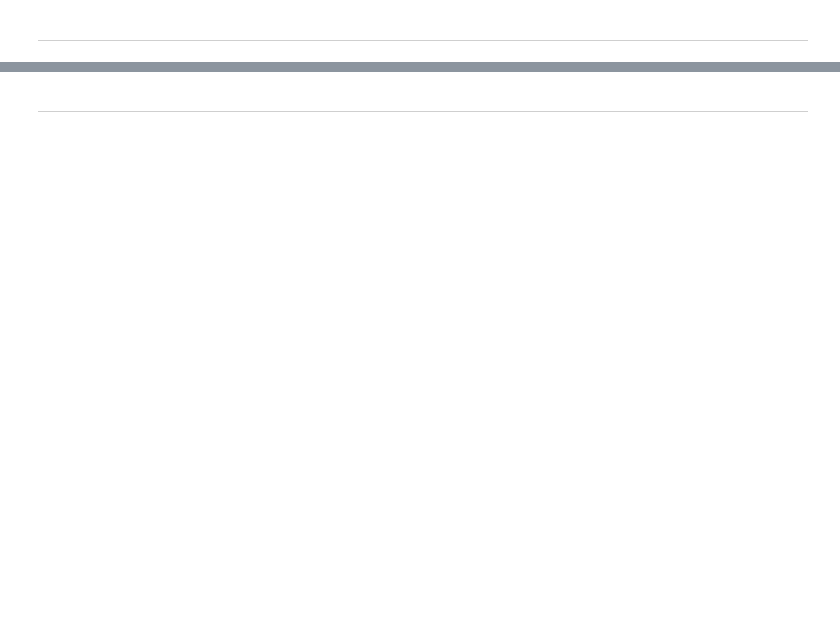
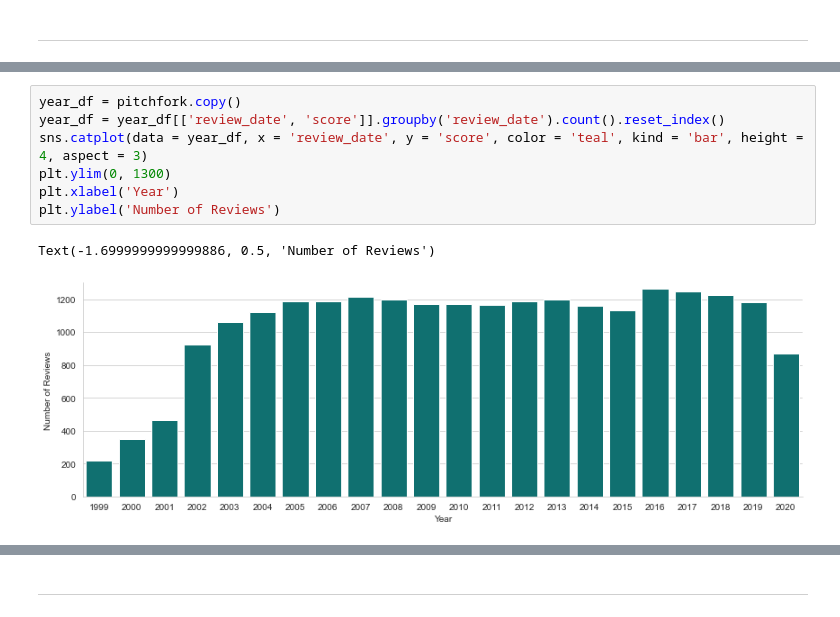
Before and after one commit to nickdevin/pitchfork, a Jupyter notebook: web_scraping_project.ipynb, the cells around one changed output, grey strips where cells are left out. Saved outputs shown, nothing was run; the diff lists cells and outputs as text; blank space fills up the shorter version.

```diff
--- a/web_scraping_project.ipynb
+++ b/web_scraping_project.ipynb
@@ -56,0 +100,10 @@ pitchfork['review_date'] = pd.to_datetime(pitchfork['review_date']).map(lambda d
+# %%
+year_df = pitchfork.copy()
+year_df = year_df[['review_date', 'score']].groupby('review_date').count().reset_index()
+sns.catplot(data = year_df, x = 'review_date', y = 'score', color = 'teal', kind = 'bar', height = 4, aspect = 3)
+plt.ylim(0, 1300)
+plt.xlabel('Year')
+plt.ylabel('Number of Reviews')
+# %% [output]
+Text(-1.6999999999999886, 0.5, 'Number of Reviews')
+[figure, added]
```
Also changed, not shown: parts of 79 cells of this notebook.
